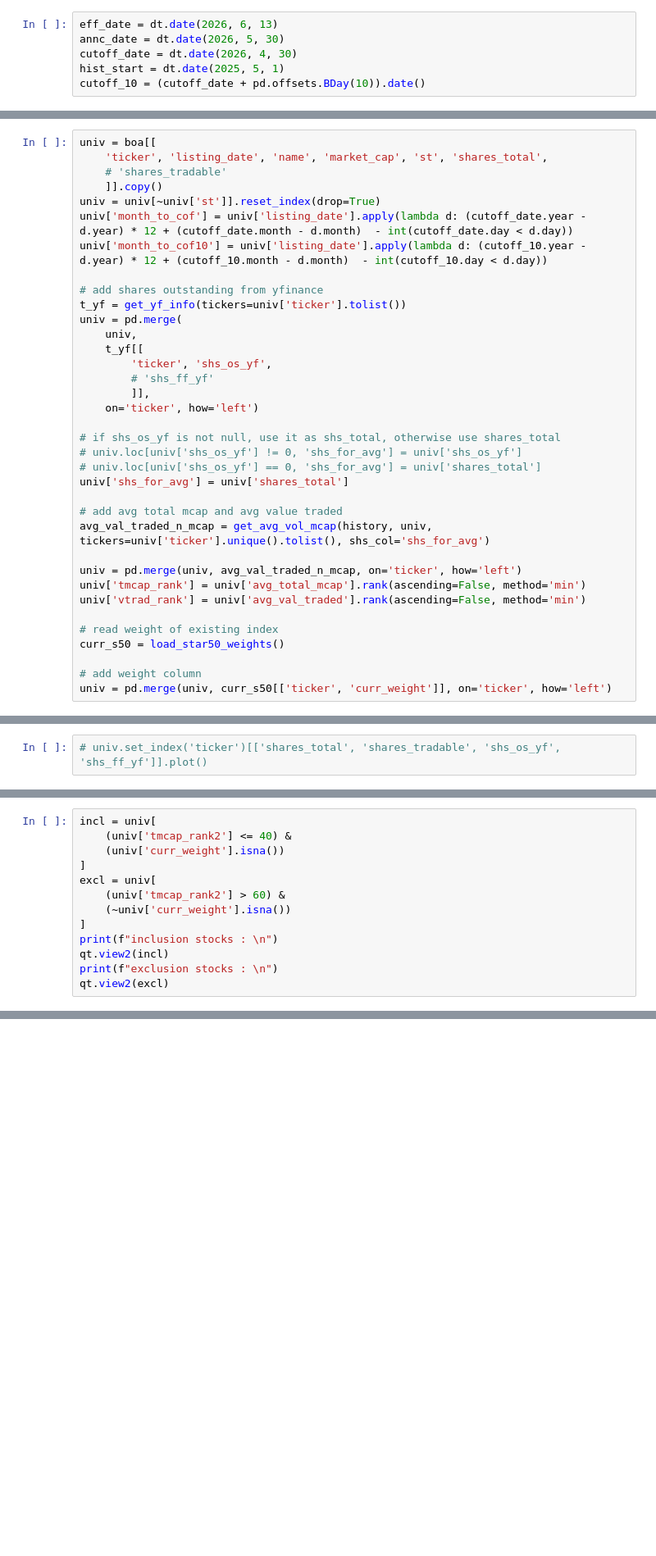
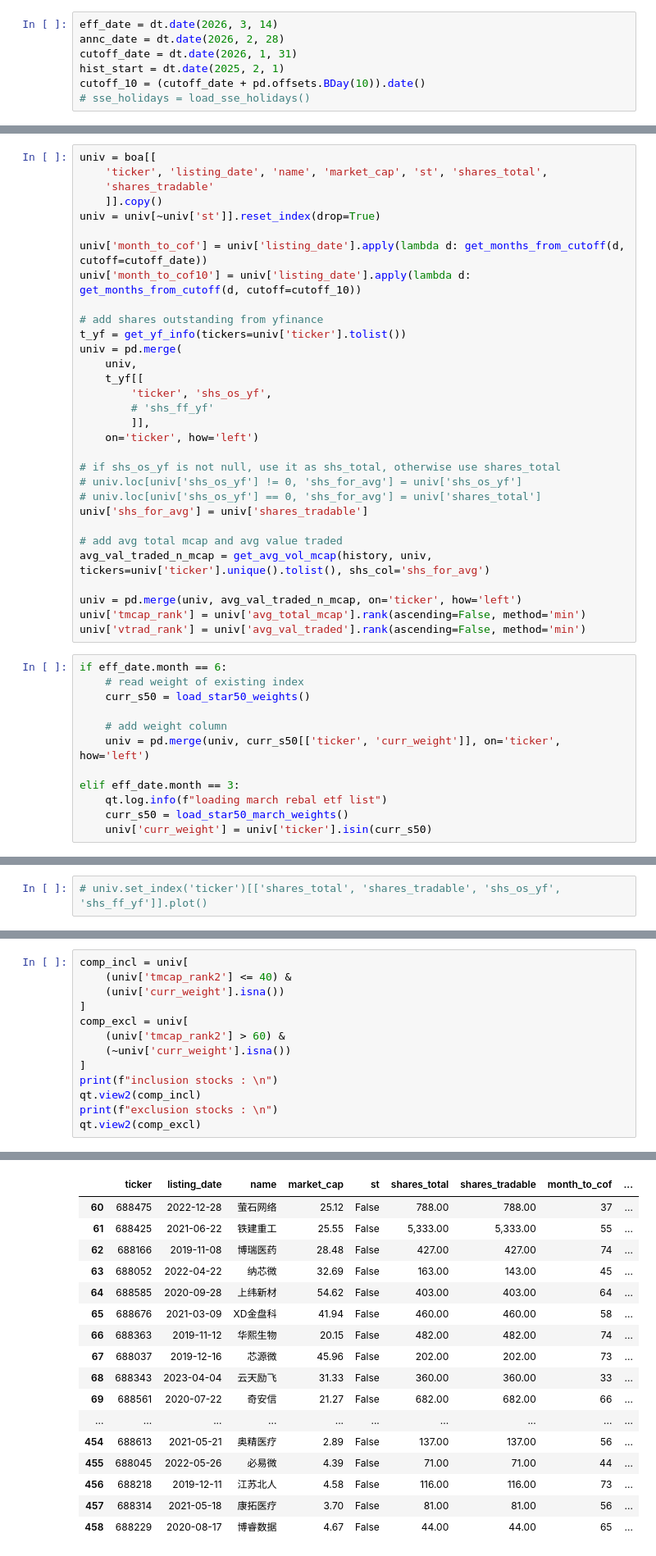
Before and after one commit to justy3/ap_star50, a Jupyter notebook: prediction.ipynb, the cells around one changed output, grey strips where cells are left out. Shown at 82% size. Drawn from its saved outputs; the diff is of its cells as text; blank space fills up the shorter version.

Commit message:
start backtesting for march changes

```diff
--- a/prediction.ipynb
+++ b/prediction.ipynb
@@ -10,8 +12,9 @@ qt.log.info(f"no of tickers on STAR board - [{len(tickers)}]")
 # %% [markdown]
 - rebalance parameters
 # %%
-eff_date = dt.date(2026, 6, 13)
-annc_date = dt.date(2026, 5, 30)
-cutoff_date = dt.date(2026, 4, 30)
-hist_start = dt.date(2025, 5, 1)
+eff_date = dt.date(2026, 3, 14)
+annc_date = dt.date(2026, 2, 28)
+cutoff_date = dt.date(2026, 1, 31)
+hist_start = dt.date(2025, 2, 1)
 cutoff_10 = (cutoff_date + pd.offsets.BDay(10)).date()
+# sse_holidays = load_sse_holidays()
@@ -47,11 +50,12 @@ history_after_cof = history.copy()
 # %%
 univ = boa[[
 	'ticker', 'listing_date', 'name', 'market_cap', 'st', 'shares_total',
-	# 'shares_tradable'
+	'shares_tradable'
 	]].copy()
 univ = univ[~univ['st']].reset_index(drop=True)
-univ['month_to_cof'] = univ['listing_date'].apply(lambda d: (cutoff_date.year - d.year) * 12 + (cutoff_date.month - d.month)  - int(cutoff_date.day < d.day))
-univ['month_to_cof10'] = univ['listing_date'].apply(lambda d: (cutoff_10.year - d.year) * 12 + (cutoff_10.month - d.month)  - int(cutoff_10.day < d.day))
+
+univ['month_to_cof'] = univ['listing_date'].apply(lambda d: get_months_from_cutoff(d, cutoff=cutoff_date))
+univ['month_to_cof10'] = univ['listing_date'].apply(lambda d: get_months_from_cutoff(d, cutoff=cutoff_10))
 
 # add shares outstanding from yfinance
 t_yf = get_yf_info(tickers=univ['ticker'].tolist())
@@ -66,7 +70,7 @@ univ = pd.merge(
 # if shs_os_yf is not null, use it as shs_total, otherwise use shares_total
 # univ.loc[univ['shs_os_yf'] != 0, 'shs_for_avg'] = univ['shs_os_yf']
 # univ.loc[univ['shs_os_yf'] == 0, 'shs_for_avg'] = univ['shares_total']
-univ['shs_for_avg'] = univ['shares_total']
+univ['shs_for_avg'] = univ['shares_tradable']
 
 # add avg total mcap and avg value traded
 avg_val_traded_n_mcap = get_avg_vol_mcap(history, univ, tickers=univ['ticker'].unique().tolist(), shs_col='shs_for_avg')
@@ -74,9 +78,15 @@ avg_val_traded_n_mcap = get_avg_vol_mcap(history, univ, tickers=univ['ticker'].u
 univ = pd.merge(univ, avg_val_traded_n_mcap, on='ticker', how='left')
 univ['tmcap_rank'] = univ['avg_total_mcap'].rank(ascending=False, method='min')
 univ['vtrad_rank'] = univ['avg_val_traded'].rank(ascending=False, method='min')
-
-# read weight of existing index
-curr_s50 = load_star50_weights()
-
-# add weight column
-univ = pd.merge(univ, curr_s50[['ticker', 'curr_weight']], on='ticker', how='left')
+# %%
+if eff_date.month == 6:
+	# read weight of existing index
+	curr_s50 = load_star50_weights()
+
+	# add weight column
+	univ = pd.merge(univ, curr_s50[['ticker', 'curr_weight']], on='ticker', how='left')
+
+elif eff_date.month == 3:
+	qt.log.info(f"loading march rebal etf list")
+	curr_s50 = load_star50_march_weights()
+	univ['curr_weight'] = univ['ticker'].isin(curr_s50)
@@ -105,13 +123,14 @@ univ = univ.sort_values('tmcap_rank2').reset_index(drop=True)
 # %%
-incl = univ[
+comp_incl = univ[
 	(univ['tmcap_rank2'] <= 40) &
 	(univ['curr_weight'].isna())
 ]
-excl = univ[
+comp_excl = univ[
 	(univ['tmcap_rank2'] > 60) &
 	(~univ['curr_weight'].isna())
 ]
 print(f"inclusion stocks : \n")
-qt.view2(incl)
+qt.view2(comp_incl)
 print(f"exclusion stocks : \n")
-qt.view2(excl)
+qt.view2(comp_excl)
+# %% [output]
@@ -117,0 +141,17 @@ qt.view2(excl)
+|  | ticker | listing_date | name | market_cap | st | shares_total | shares_tradable | month_to_cof | ... |
+| 60 | 688475 | 2022-12-28 | 萤石网络 | 25.12 | False | 788.00 | 788.00 | 37 | ... |
+| 61 | 688425 | 2021-06-22 | 铁建重工 | 25.55 | False | 5,333.00 | 5,333.00 | 55 | ... |
+| 62 | 688166 | 2019-11-08 | 博瑞医药 | 28.48 | False | 427.00 | 427.00 | 74 | ... |
+| 63 | 688052 | 2022-04-22 | 纳芯微 | 32.69 | False | 163.00 | 143.00 | 45 | ... |
+| 64 | 688585 | 2020-09-28 | 上纬新材 | 54.62 | False | 403.00 | 403.00 | 64 | ... |
+| 65 | 688676 | 2021-03-09 | XD金盘科 | 41.94 | False | 460.00 | 460.00 | 58 | ... |
+| 66 | 688363 | 2019-11-12 | 华熙生物 | 20.15 | False | 482.00 | 482.00 | 74 | ... |
+| 67 | 688037 | 2019-12-16 | 芯源微 | 45.96 | False | 202.00 | 202.00 | 73 | ... |
+| 68 | 688343 | 2023-04-04 | 云天励飞 | 31.33 | False | 360.00 | 360.00 | 33 | ... |
+| 69 | 688561 | 2020-07-22 | 奇安信 | 21.27 | False | 682.00 | 682.00 | 66 | ... |
+| ... | ... | ... | ... | ... | ... | ... | ... | ... | ... |
+| 454 | 688613 | 2021-05-21 | 奥精医疗 | 2.89 | False | 137.00 | 137.00 | 56 | ... |
+| 455 | 688045 | 2022-05-26 | 必易微 | 4.39 | False | 71.00 | 71.00 | 44 | ... |
+| 456 | 688218 | 2019-12-11 | 江苏北人 | 4.58 | False | 116.00 | 116.00 | 73 | ... |
+| 457 | 688314 | 2021-05-18 | 康拓医疗 | 3.70 | False | 81.00 | 81.00 | 56 | ... |
+| 458 | 688229 | 2020-08-17 | 博睿数据 | 4.67 | False | 44.00 | 44.00 | 65 | ... |
```
Also changed, not shown: parts of 11 cells of this notebook, 6 other files.
